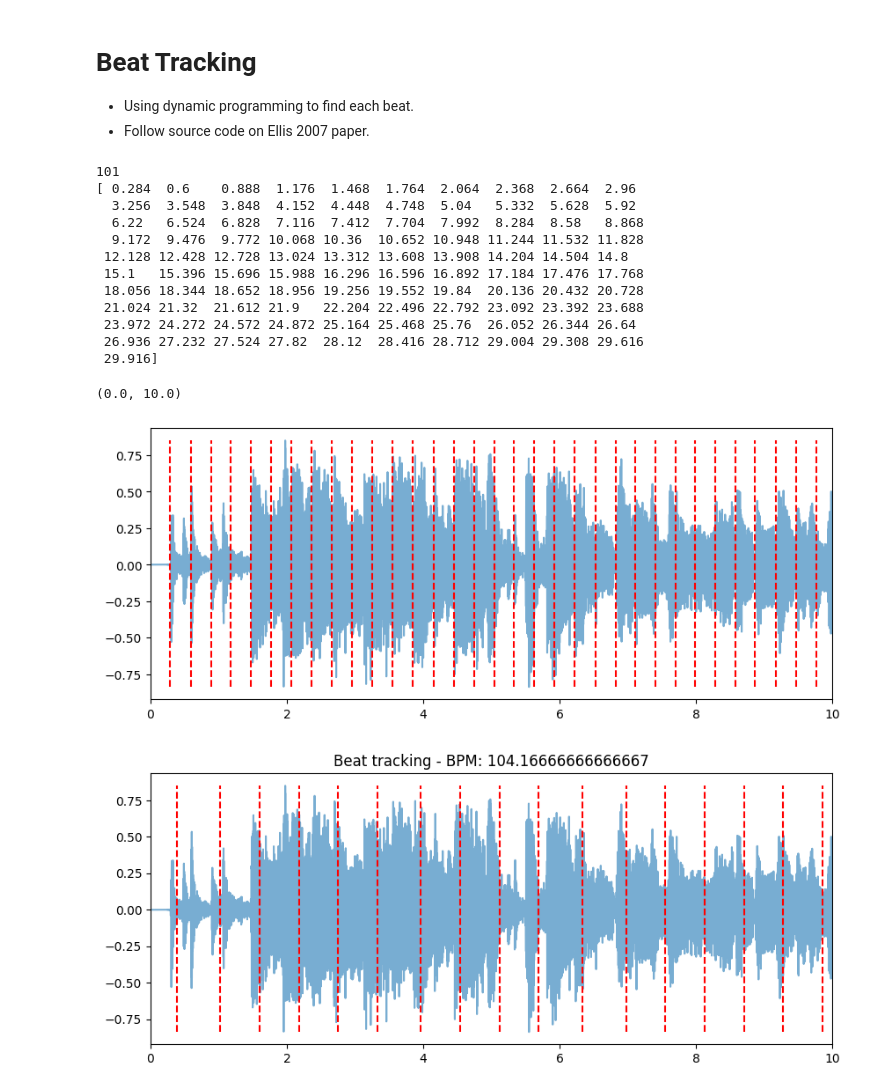
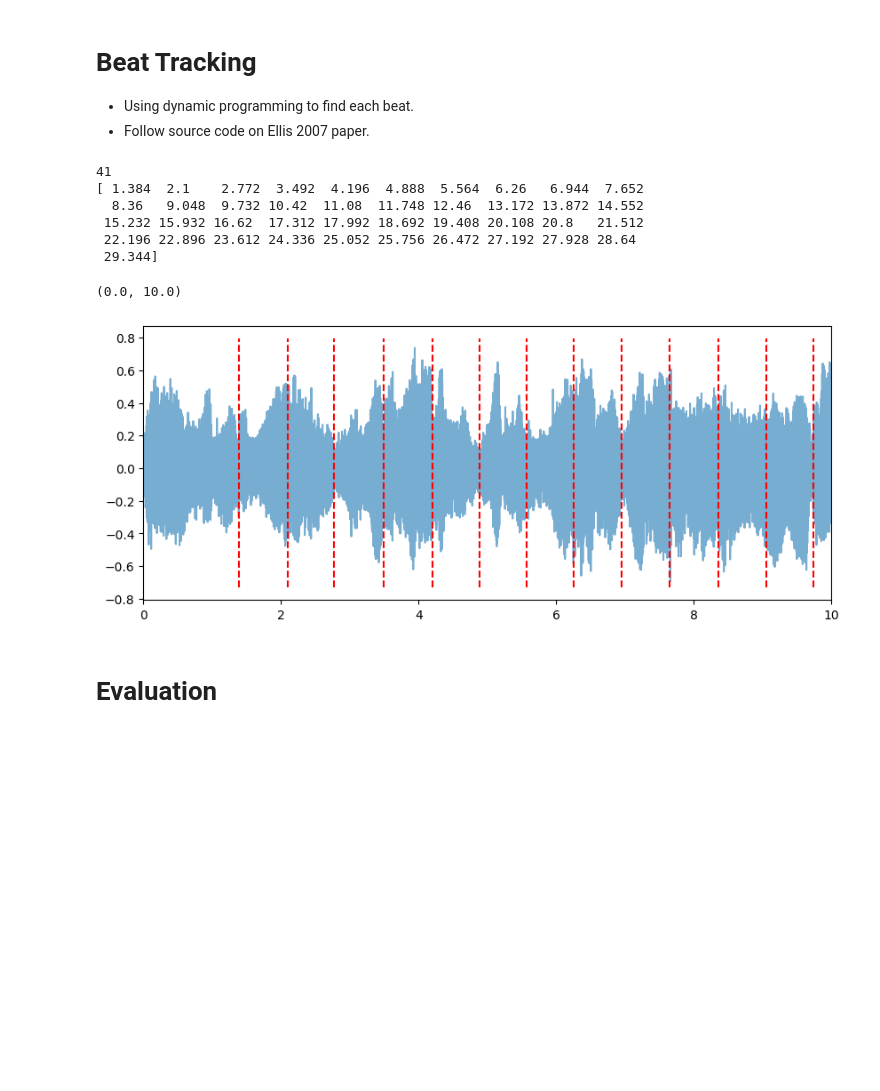
Before and after one commit to ruarim/beat_tracker, a Jupyter notebook: beat_tracker_dynamic.ipynb, the cells around one changed output. Cells and saved outputs as stored; diff of their text form; code cells hidden in the pictures; blank space fills up the shorter version.

Commit message:
simple evaluation

```diff
--- a/beat_tracker_dynamic.ipynb
+++ b/beat_tracker_dynamic.ipynb
@@ -24,7 +17,7 @@ Create data structure for each peice of audio.
 # data/BallroomData/Jive/Albums-Cafe_Paradiso-16.wav # Easy - 172 BPM
 
 # get file
-file_path = 'data/BallroomData/Quickstep/Albums-Ballroom_Classics4-20.wav'
+file_path = 'data/BallroomData/Waltz/Albums-Ballroom_Classics4-01.wav'
 
 # resample rate - based on method of ellis 2007
 resample_rate = 8000
@@ -322,55 +310,50 @@ def beat_track(ose, tempo_estimate, sr, alpha=680, hop_sec=0.004, show=False):
         c_score[i] = max_score + ose[i]
         backlink[i] = valid_timerange[max_score_index]
 
     # start backtrace from the highest cumulative score
     beats = [np.argmax(c_score)]
 
     # backtrace to find all predecessors
     while backlink[beats[0]] > 0:
         beats.insert(0, backlink[beats[0]])
 
     hop_length = int(hop_sec * sr)
     times = librosa.frames_to_time(beats, sr=sr, hop_length=hop_length)
 
     if(show): plot_dynamic_programming(c_score, backlink, ose, beats)
 
     return times
 
-beats = beat_track(ose, tempo_estimate, sr, hop_sec=hop_sec)
+beats_estimates = beat_track(ose, tempo_estimate, sr, hop_sec=hop_sec)
 hop_length = int(hop_sec * sr)
 
-print(len(beats))
-print(beats)
+print(len(beats_estimates))
+print(beats_estimates)
 
 x_lim = [0, 10]
 
 plt.figure(figsize=(10, 4))
 plt.plot(np.linspace(0, (len(y) / sr), num=len(y)), y, alpha=0.6)  # plot waveform
-plt.vlines(beats, ymin=min(y), ymax=max(y), color='r', linestyle='--', label='Onsets')  # plot beats
+plt.vlines(beats_estimates, ymin=min(y), ymax=max(y), color='r', linestyle='--', label='Onsets')  # plot beats
 plt.xlim(x_lim)
 
 # librosa to compare
-tempo, beats = librosa.beat.beat_track(y=y, sr=sr)
-beat_times = librosa.frames_to_time(beats, sr=sr) # to get times from frames
+# tempo, beats = librosa.beat.beat_track(y=y, sr=sr)
+# beat_times = librosa.frames_to_time(beats, sr=sr) # to get times from frames
 
-plt.figure(figsize=(10, 4))
-plt.plot(np.linspace(0, (len(y) / sr), num=len(y)), y, alpha=0.6)  # plot waveform
-plt.vlines(beat_times, ymin=min(y), ymax=max(y), color='r', linestyle='--', label='Onsets')  # plot beats
-plt.title('Beat tracking - BPM: {}'.format(tempo))
-plt.xlim(x_lim)
+# plt.figure(figsize=(10, 4))
+# plt.plot(np.linspace(0, (len(y) / sr), num=len(y)), y, alpha=0.6)  # plot waveform
+# plt.vlines(beat_times, ymin=min(y), ymax=max(y), color='r', linestyle='--', label='Onsets')  # plot beats
+# plt.title('Beat tracking - BPM: {}'.format(tempo))
+# plt.xlim(x_lim)
 # %% [output]
-101
-[ 0.284  0.6    0.888  1.176  1.468  1.764  2.064  2.368  2.664  2.96
-  3.256  3.548  3.848  4.152  4.448  4.748  5.04   5.332  5.628  5.92
-  6.22   6.524  6.828  7.116  7.412  7.704  7.992  8.284  8.58   8.868
-  9.172  9.476  9.772 10.068 10.36  10.652 10.948 11.244 11.532 11.828
- 12.128 12.428 12.728 13.024 13.312 13.608 13.908 14.204 14.504 14.8
- 15.1   15.396 15.696 15.988 16.296 16.596 16.892 17.184 17.476 17.768
- 18.056 18.344 18.652 18.956 19.256 19.552 19.84  20.136 20.432 20.728
- 21.024 21.32  21.612 21.9   22.204 22.496 22.792 23.092 23.392 23.688
- 23.972 24.272 24.572 24.872 25.164 25.468 25.76  26.052 26.344 26.64
- 26.936 27.232 27.524 27.82  28.12  28.416 28.712 29.004 29.308 29.616
- 29.916]
+41
+[ 1.384  2.1    2.772  3.492  4.196  4.888  5.564  6.26   6.944  7.652
+  8.36   9.048  9.732 10.42  11.08  11.748 12.46  13.172 13.872 14.552
+ 15.232 15.932 16.62  17.312 17.992 18.692 19.408 20.108 20.8   21.512
+ 22.196 22.896 23.612 24.336 25.052 25.756 26.472 27.192 27.928 28.64
+ 29.344]
 (0.0, 10.0)
-[figure, old version]
+[figure, new version]
-[figure, removed]
+# %% [markdown]
+# Evaluation
```
Also changed, not shown: parts of 6 cells of this notebook.
